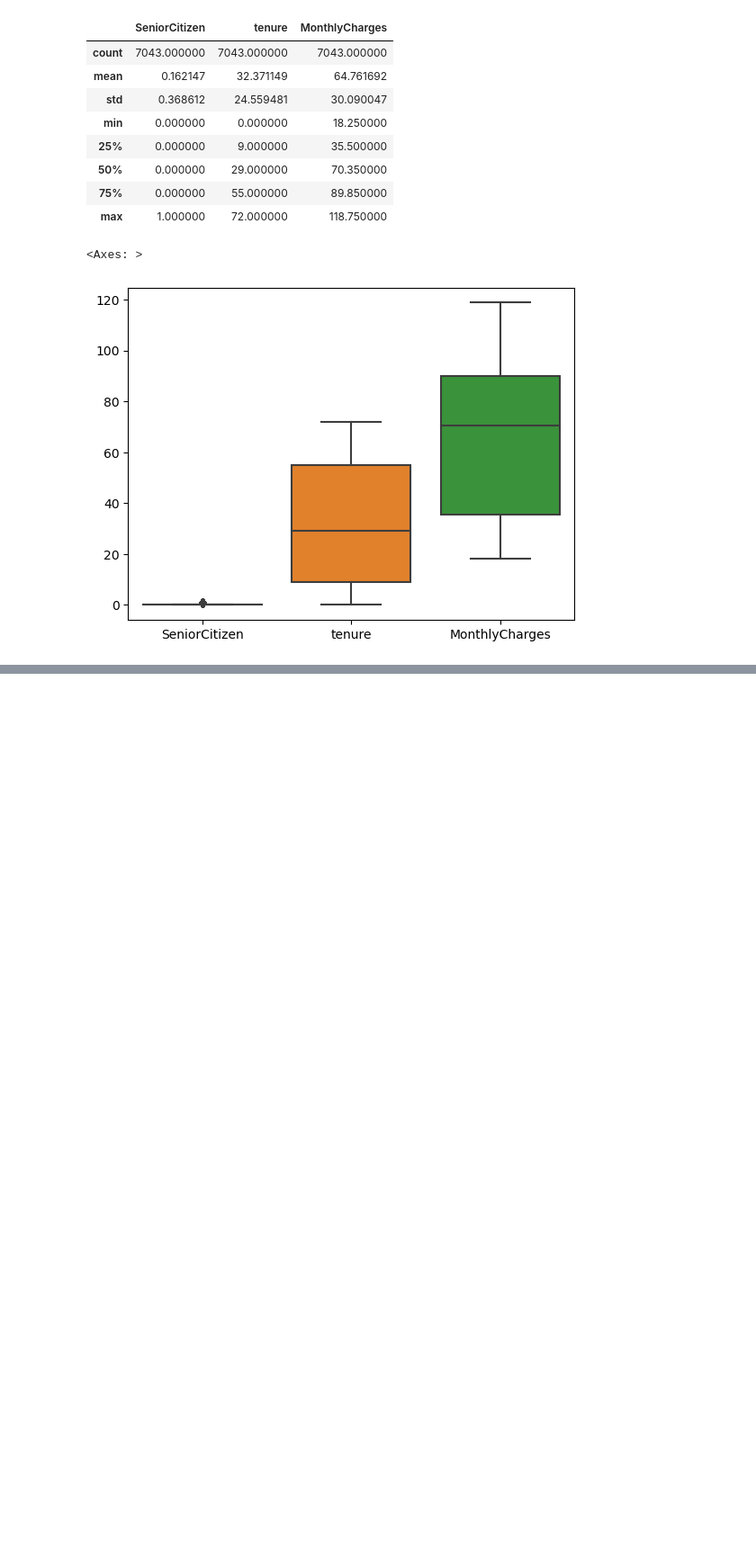
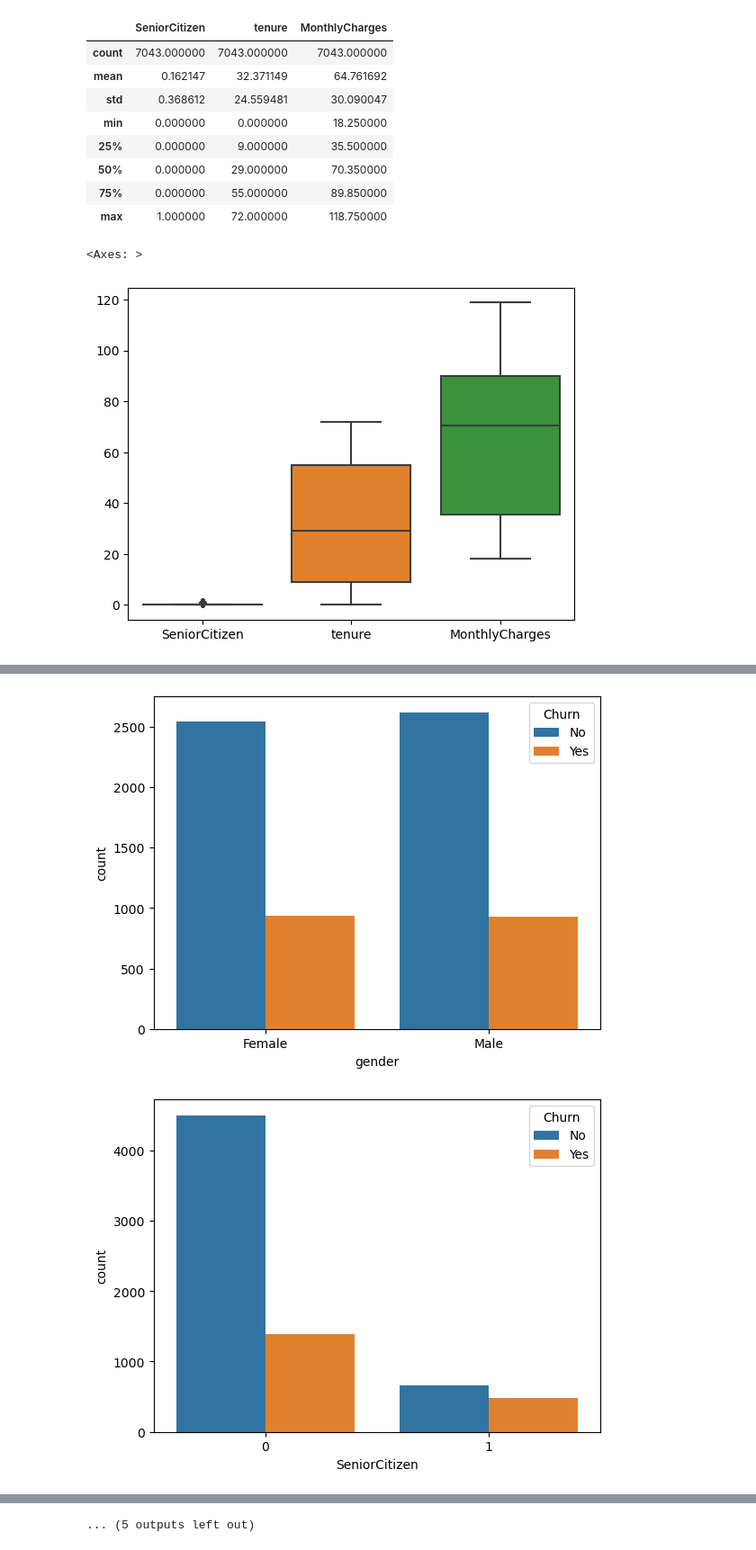
Before and after one commit to Sarthak1311/churn-prediction-, a Jupyter notebook: churnAnalysis_EDA.ipynb, the cells around one changed output, grey strips where cells are left out. Shown at 90% size. Saved outputs shown, nothing was run; the diff lists cells and outputs as text; code cells hidden in the pictures; blank space fills up the shorter version.

```diff
--- a/churnAnalysis_EDA.ipynb
+++ b/churnAnalysis_EDA.ipynb
@@ -67,0 +128,3 @@ sns.boxplot(data)
+# %%
+telecom_data['TotalCharges'] =pd.to_numeric(telecom_data['TotalCharges'],errors='coerce')
+telecom_data.TotalCharges.isnull().sum()
@@ -67,0 +149,2 @@ sns.boxplot(data)
+# %%
+telecom_data.dropna(how= 'any',inplace=True)
@@ -67,0 +161,3 @@ sns.boxplot(data)
+# %%
+labels = ["{0} - {1}".format(i, i + 11) for i in range(1, 72, 12)]
+telecom_data['tenure_group'] = pd.cut(telecom_data.tenure, range(1, 80, 12), right=False, labels=labels)
@@ -67,0 +175,9 @@ sns.boxplot(data)
+# %%
+telecom_data = telecom_data.drop(columns=['customerID','tenure'])
+# %%
+for i , predictor in enumerate(telecom_data.drop(columns=['MonthlyCharges','TotalCharges','Churn'])):
+    plt.figure(i)
+    sns.countplot(telecom_data,x=predictor, hue = 'Churn')
+# %% [output]
+[figure, added]
+[figure, added]
@@ -67,0 +194 @@ sns.boxplot(data)
+... (5 outputs left out)
```
Also changed, not shown: parts of 14 cells of this notebook, 1 other file.
